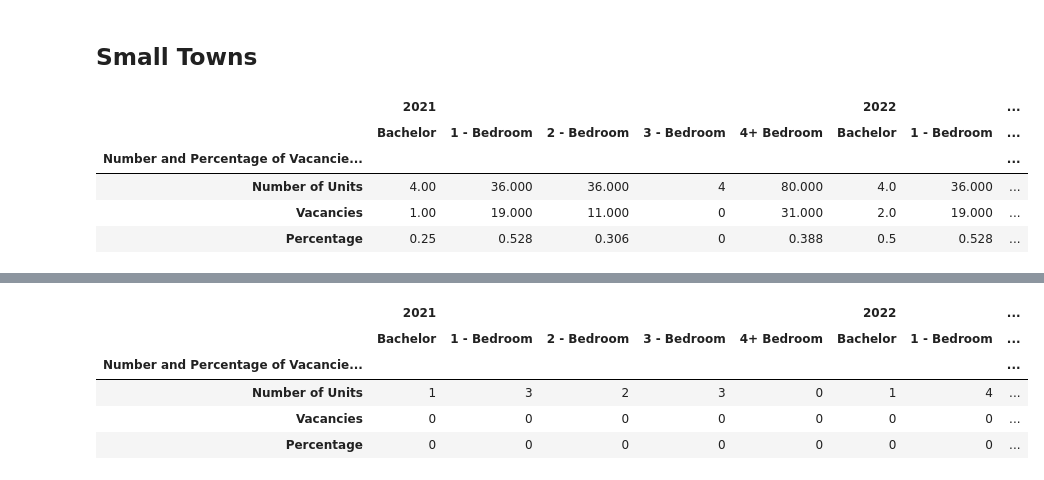
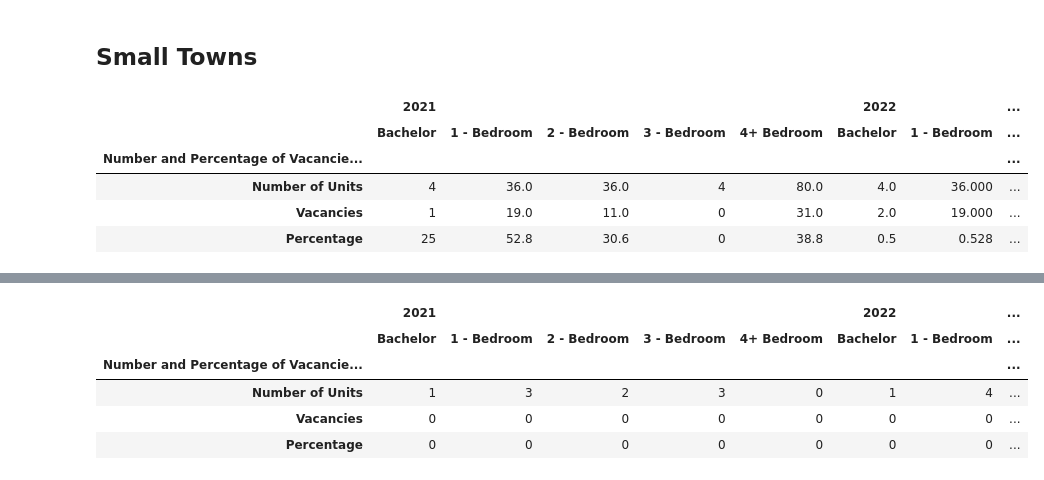
Before and after one commit to Mathemusician1729/DATA-221-Project, a Jupyter notebook: Matthew.ipynb, the cells around one changed output, grey strips where cells are left out. Saved outputs shown, nothing was run; the diff lists cells and outputs as text; code cells hidden in the pictures.

```diff
--- a/Matthew.ipynb
+++ b/Matthew.ipynb
@@ -104,53 +120,44 @@ Reasons why I chose these towns:
 # %% [markdown]
 ## Small Towns
 # %%
-# Individual Vacancies for Bruderheim
+# Individual Vacancies for Bruderheim in 2022
 bruderheim_vacancies = pd.read_csv("Matthew's Data/Summaries/Bruderheim Summary.csv")
 
 # Set row index as the labels - # of units, # of vacancies, and percent (vacancy rate)
 bruderheim_vacancies.set_index("Number and Percentage of Vacancies by Type of Unit", inplace=True)
 
-# This (and some other )
+# This (as well as a few other summaries) had some extra empty rows/columns after excel cleanup so we remove them here
 bruderheim_vacancies = bruderheim_vacancies.dropna(how='all',axis=1)
 bruderheim_vacancies = bruderheim_vacancies.dropna(how='all',axis=0)
 
+# Convert decimals to percent in "Percentage" row
+bruderheim_vacancies
+
 # Add 2021 Vacancies:
 bruderheim_vacancies_2021 = pd.DataFrame({
-    "Bachelor": [4,1,0.25],
-    "1 - Bedroom":[36,19, 0.528],
-    "2 - Bedroom": [36, 11, 0.306],
+    "Bachelor": [4,1,25],
+    "1 - Bedroom":[36,19, 52.8],
+    "2 - Bedroom": [36, 11, 30.6],
     "3 - Bedroom": [4, 0, 0],
-    "4+ Bedroom": [80,31,0.388]
+    "4+ Bedroom": [80,31,38.8]
     })
 
 # "index setter" for all
 attributes = bruderheim_vacancies.index
 
 bruderheim_vacancies_2021.index = attributes
 bruderheim_vacancies = pd.concat([bruderheim_vacancies_2021, bruderheim_vacancies], axis=1)
 
-# Multilevel Indexing
-multigrouping = [("2021", "Bachelor"),
-                    ("2021", "1 - Bedroom"),
-                    ("2021", "2 - Bedroom"),
-                    ("2021", "3 - Bedroom"),
-                    ("2021", "4+ Bedroom"),
-                    ("2022", "Bachelor"),
-                    ("2022", "1 - Bedroom"),
-                    ("2022", "2 - Bedroom"),
-                    ("2022", "3 - Bedroom"),
-                    ("2022", "4+ Bedroom"),]
-
 bruderheim_vacancies.columns = pd.MultiIndex.from_tuples(multigrouping)
 
 bruderheim_vacancies
 # %% [output]
 |  | 2021 |  |  |  |  | 2022 |  | ... |
 |  | Bachelor | 1 - Bedroom | 2 - Bedroom | 3 - Bedroom | 4+ Bedroom | Bachelor | 1 - Bedroom | ... |
 | Number and Percentage of Vacancie... |  |  |  |  |  |  |  | ... |
-| Number of Units | 4.00 | 36.000 | 36.000 | 4 | 80.000 | 4.0 | 36.000 | ... |
-| Vacancies | 1.00 | 19.000 | 11.000 | 0 | 31.000 | 2.0 | 19.000 | ... |
-| Percentage | 0.25 | 0.528 | 0.306 | 0 | 0.388 | 0.5 | 0.528 | ... |
+| Number of Units | 4 | 36.0 | 36.0 | 4 | 80.0 | 4.0 | 36.000 | ... |
+| Vacancies | 1 | 19.0 | 11.0 | 0 | 31.0 | 2.0 | 19.000 | ... |
+| Percentage | 25 | 52.8 | 30.6 | 0 | 38.8 | 0.5 | 0.528 | ... |
 # %%
 foxcreek_vacancies = pd.read_csv("Matthew's Data/Summaries/Fox Creek Summary.csv")
 foxcreek_vacancies.set_index("Number and Percentage of Vacancies by Type of Unit", inplace=True)
```
Also changed, not shown: parts of 35 cells of this notebook, 2 other files.
